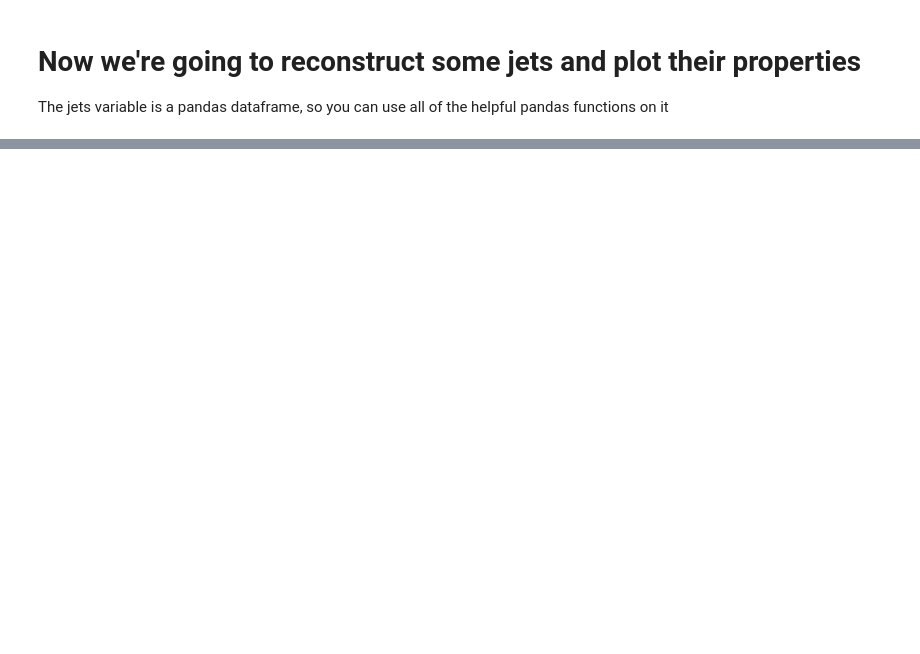
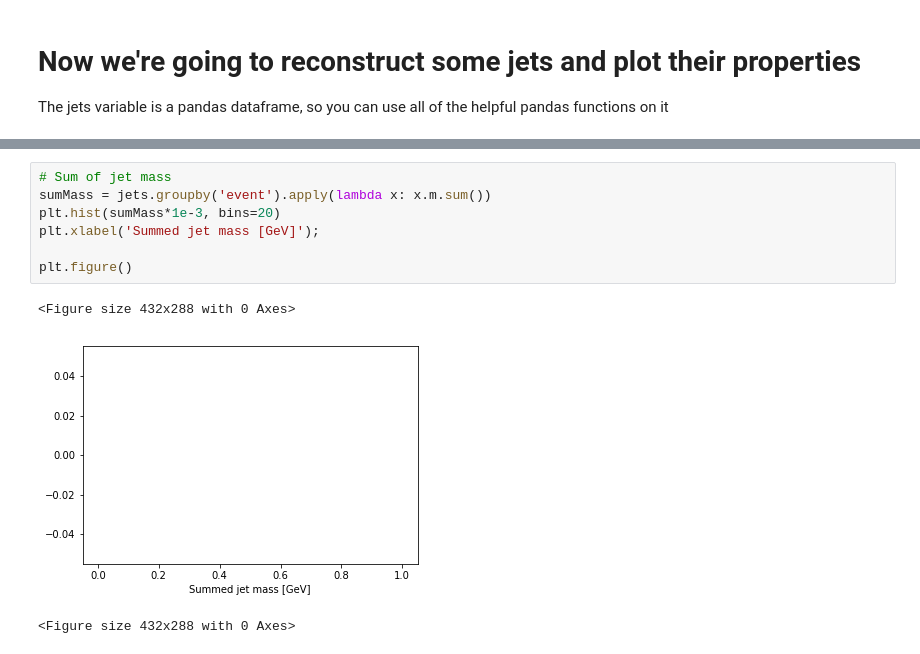
Before and after one commit to WyattBlair77/DataExploration, a Jupyter notebook: wyatt_DataTest.ipynb, the cells around one changed output, grey strips where cells are left out. Cells and saved outputs as stored; diff of their text form; blank space fills up the shorter version.

```diff
--- a/wyatt_DataTest.ipynb
+++ b/wyatt_DataTest.ipynb
@@ -150,0 +134,11 @@ print(len(jets.pt))
+# %%
+# Sum of jet mass
+sumMass = jets.groupby('event').apply(lambda x: x.m.sum())
+plt.hist(sumMass*1e-3, bins=20)
+plt.xlabel('Summed jet mass [GeV]');
+
+plt.figure()
+# %% [output]
+<Figure size 432x288 with 0 Axes>
+[figure, added]
+<Figure size 432x288 with 0 Axes>
```
Also changed, not shown: parts of 6 cells of this notebook, 3 other files.
